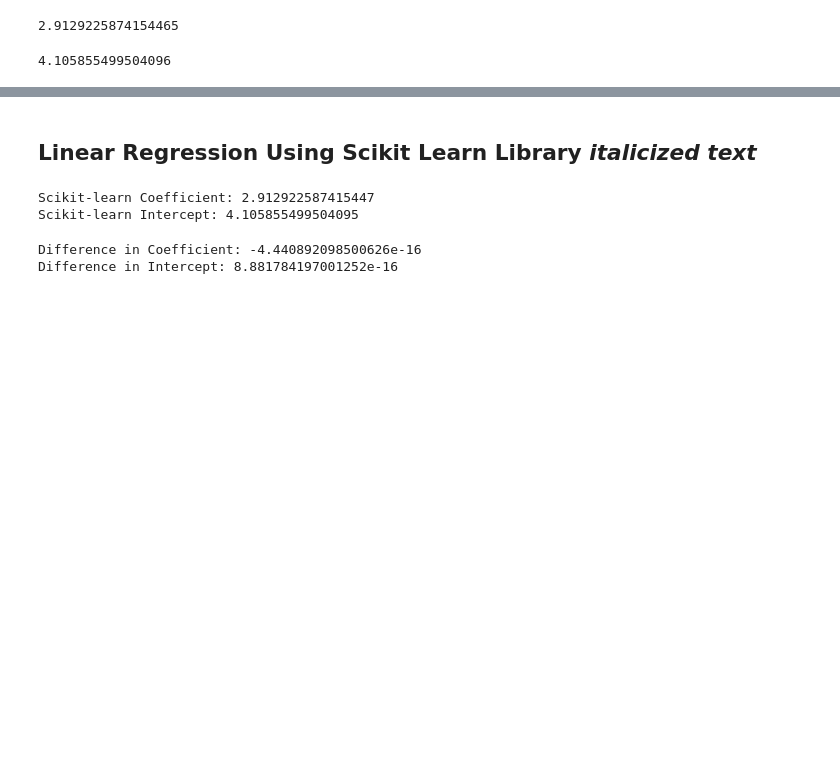
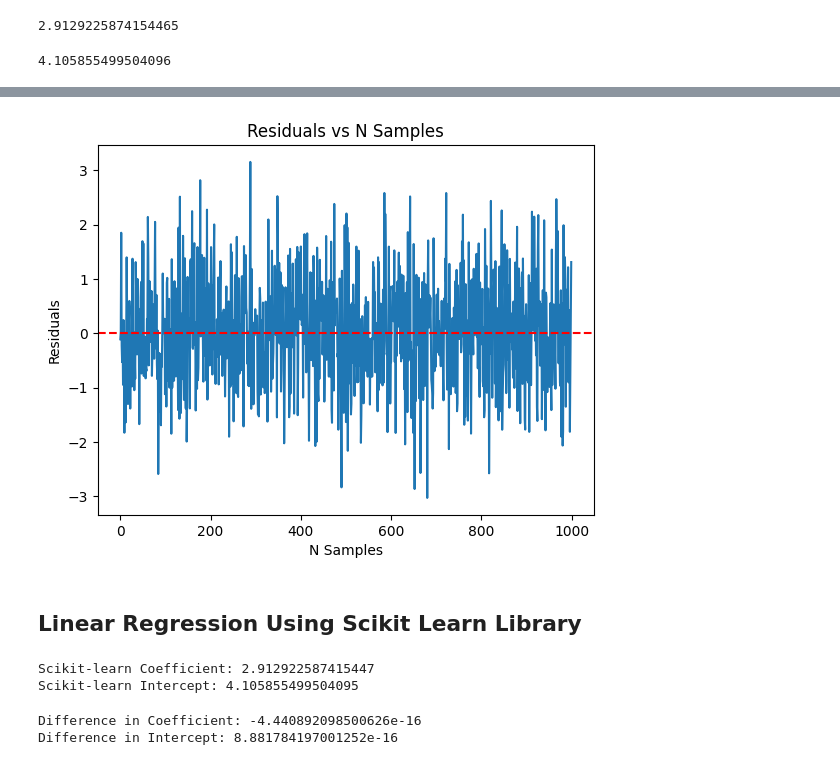
Before and after one commit to Rk-Pudasaini/Applied_Machine_Learning, a Jupyter notebook: From_scratch/Linear_Regression.ipynb, the cells around one changed output, grey strips where cells are left out. Drawn from its saved outputs; the diff is of its cells as text; code cells hidden in the pictures; blank space fills up the shorter version.

```diff
--- a/From_scratch/Linear_Regression.ipynb
+++ b/From_scratch/Linear_Regression.ipynb
@@ -112,5 +144,15 @@ model.intercept
+# %%
+# Plot residuals vs N samples
+plt.plot(range(len(residuals)), residuals)
+plt.title('Residuals vs N Samples')
+plt.xlabel('N Samples')
+plt.ylabel('Residuals')
+plt.axhline(y=0, color='r', linestyle='--')  # Add a horizontal line at y=0 for reference
+plt.show()
+# %% [output]
+[figure, added]
 # %% [markdown]
-## Linear Regression Using Scikit Learn Library *italicized text*
+## Linear Regression Using Scikit Learn Library
 # %%
 from sklearn.linear_model import LinearRegression
 
```
Also changed, not shown: parts of 4 cells of this notebook.
